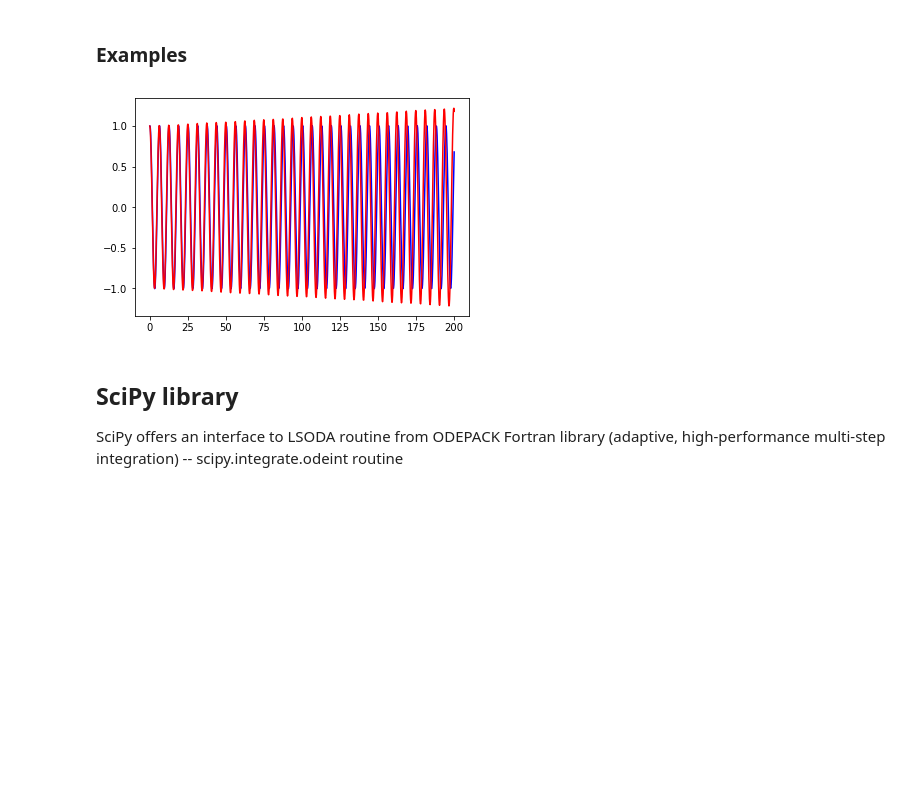
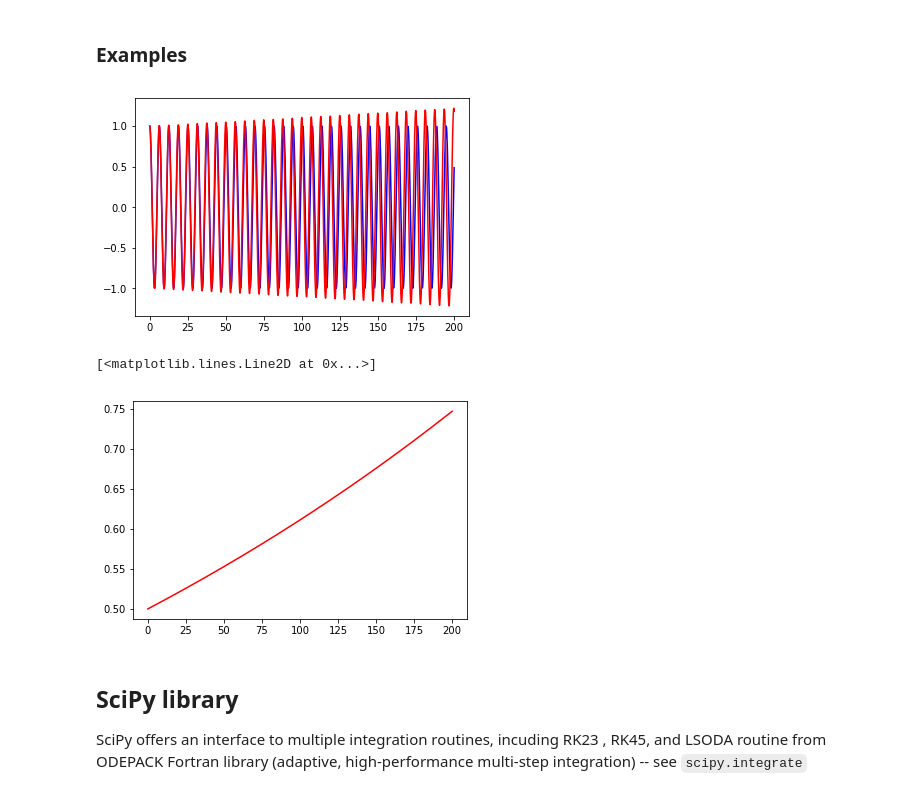
Before and after one commit to data-8/physics-connector, a Jupyter notebook: fa18/Week12/Lecture10.ipynb, the cells around one changed output. Cells and saved outputs as stored; diff of their text form; code cells hidden in the pictures; blank space fills up the shorter version.

```diff
--- a/fa18/Week12/Lecture10.ipynb
+++ b/fa18/Week12/Lecture10.ipynb
@@ -38,0 +43,19 @@ def euler(derivs, yo, times):
+# %%
+initial_state = np.array([0.0])
+g = 9.81
+
+# Human falling in air
+rho = 1.225 # kg/m^3
+Cd = 1
+A = 1 # m^2
+mass = 80 # kg
+c = 0.5*A*rho*Cd/mass
+
+times = np.linspace(0,50,100)
+velocity = euler(drag,initial_state,times)
+
+plt.plot(times,velocity,'r-')
+plt.xlabel('time [seconds]')
+plt.ylabel('velocity [m/s]')
+
+print('Terminal velocity = ', velocity[-1][0], 'm/s')
@@ -38,0 +69,6 @@ def euler(derivs, yo, times):
+# %%
+def SHO(time, state):
+    global omega
+    g0 = state[1]
+    g1 = -omega*omega*state[0]
+    return np.array([g0,g1])
@@ -65,15 +103,15 @@ def eulerC(derivs, yo, times):
     for j in range(1,N):
         t = times[j]
         dt = t-times[j-1]
-        y[j] = y[j-1] + derivs(y[j-1], t)*dt
+        y[j] = y[j-1] + derivs(t, y[j-1])*dt
 
 
     # improve the calculation by computing the velocity at the *next* step
     for j in range(1,N):
         t = times[j]
         dt = t-times[j-1]
-        y[j,0] = y[j-1,0] + derivs(y[j-1], t)[0]*dt
-        y[j,1] = y[j-1,1] + derivs(y[j], t)[1]*dt
+        y[j,0] = y[j-1,0] + derivs(t, y[j-1])[0]*dt
+        y[j,1] = y[j-1,1] + derivs(t, y[j])[1]*dt
     # return the answer
     return y
 # %% [markdown]
@@ -99,8 +145,8 @@ finding the average of the slope at time t and at time
 ( t+dt ) , and using that average slope to find value of y.
 # %%
 def rk2(y, time, dt, derivs):
-    k0 = dt*derivs(y, time)
-    k1 = dt*derivs(y+k0, time+dt)
+    k0 = dt*derivs(time, y)
+    k1 = dt*derivs(time+dt, y+k0)
     y_next = y+0.5*(k0+k1)
     return y_next
 # %% [markdown]
@@ -108,30 +154,38 @@ def rk2(y, time, dt, derivs):
 # %%
 initial_state = np.array([1,0])    # Here the initial condition is x!=0, v=0.
 omega = 1
 N = 1000
 tau = 200
 dt = tau/float(N-1)
 wanted_times = np.linspace(0, tau, N)
 
 answerE  = euler(SHO, initial_state, wanted_times)
 
 answerRK = np.zeros([N,2])
 answerRK[0,:] = initial_state
 for j in range (N-1):
     answerRK[j+1] = rk2(answerRK[j], 0, dt , SHO)
 
 # Plot the results
 xE = answerE[:,0]
 vE = answerE[:,1]
 xRK = answerRK[:,0]
 vRK = answerRK[:,1]
 plt.plot(wanted_times, x, 'b-')
 #plt.plot(wanted_times, xE, 'g-')
 plt.plot(wanted_times, xRK, 'r-')
 plt.show()
+
+# plot energy vs time
+m = 1
+k = omega*mass
+energy = 0.5*(k*xRK**2 + m*vRK**2)
+plt.plot(wanted_times,energy,'r-')
 # %% [output]
-[figure, old version]
+[figure, new version]
+[<matplotlib.lines.Line2D at 0x...>]
+[figure, added]
 # %% [markdown]
 ## SciPy library
 
-SciPy offers an interface to LSODA routine from ODEPACK Fortran library (adaptive, high-performance multi-step integration) -- scipy.integrate.odeint routine
+SciPy offers an interface to multiple integration routines, incuding RK23 , RK45, and LSODA routine from ODEPACK Fortran library (adaptive, high-performance multi-step integration) -- see ``scipy.integrate``
```
Also changed, not shown: parts of 13 cells of this notebook.
